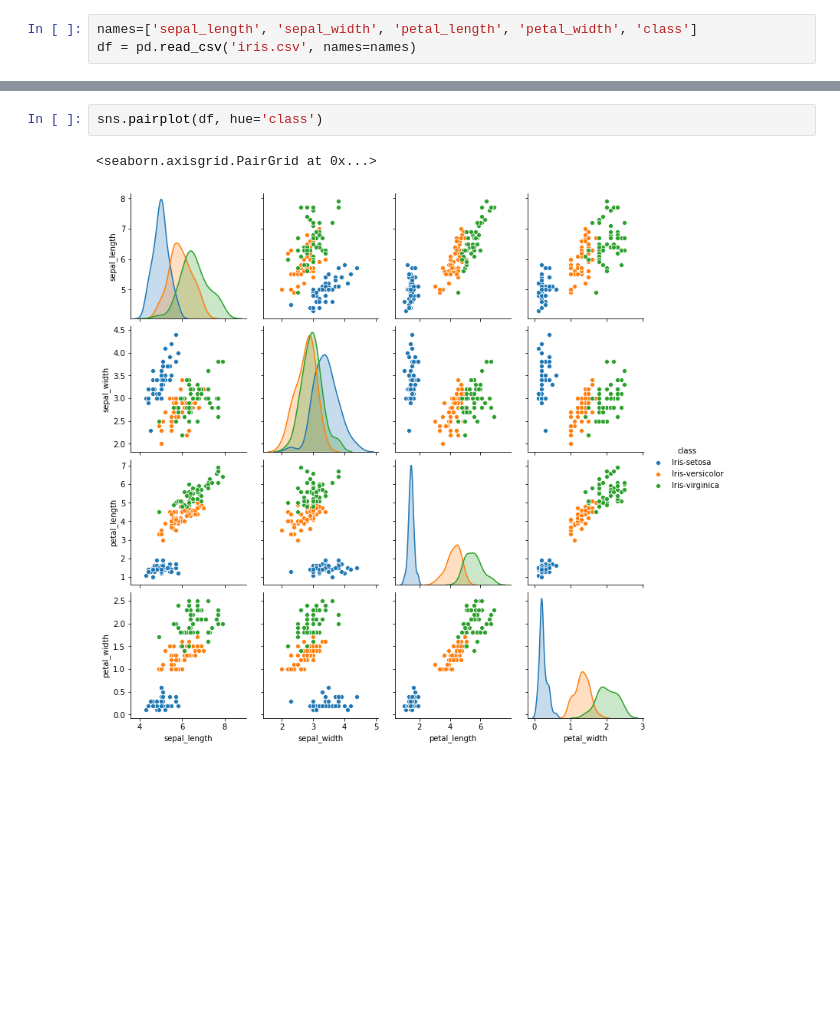
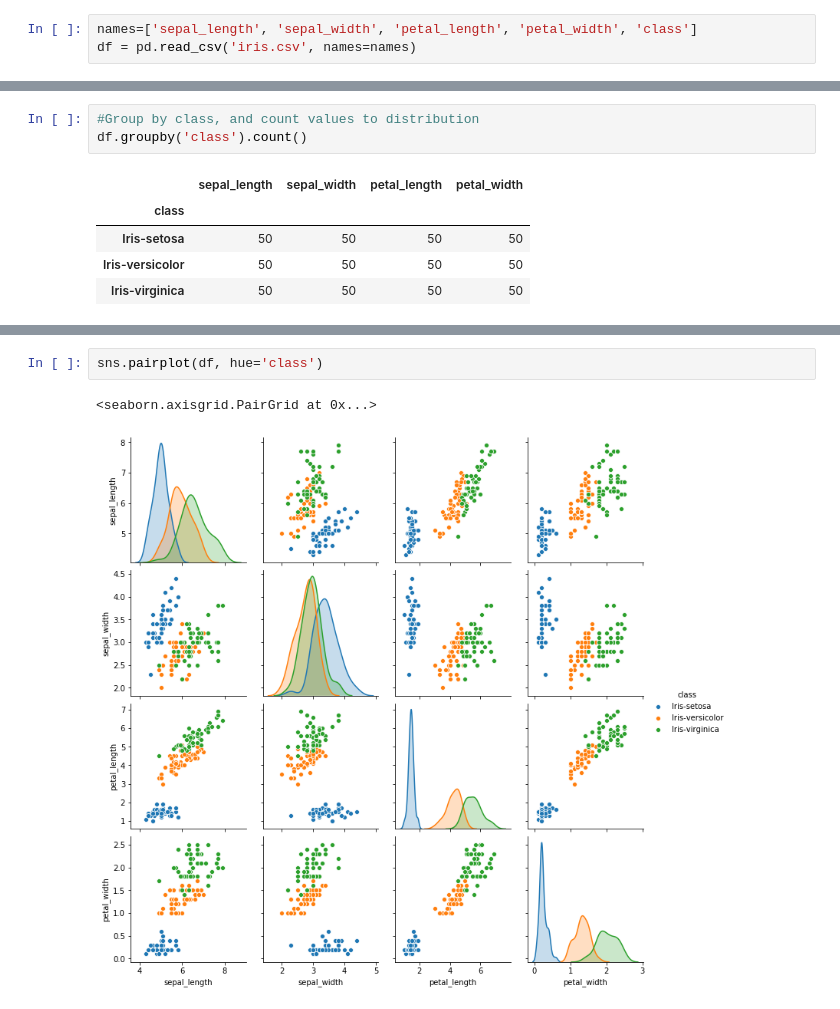
Before and after one commit to AdrianLabuda/Iris-ML, a Jupyter notebook: iris.ipynb, the cells around one changed output, grey strips where cells are left out. Saved outputs shown, nothing was run; the diff lists cells and outputs as text; blank space fills up the shorter version.

```diff
--- a/iris.ipynb
+++ b/iris.ipynb
@@ -37,0 +71,9 @@ memory usage: 6.0+ KB
+# %%
+#Group by class, and count values to distribution
+df.groupby('class').count()
+# %% [output]
+|  | sepal_length | sepal_width | petal_length | petal_width |
+| class |  |  |  |  |
+| Iris-setosa | 50 | 50 | 50 | 50 |
+| Iris-versicolor | 50 | 50 | 50 | 50 |
+| Iris-virginica | 50 | 50 | 50 | 50 |
```
Also changed, not shown: parts of 19 cells of this notebook.
